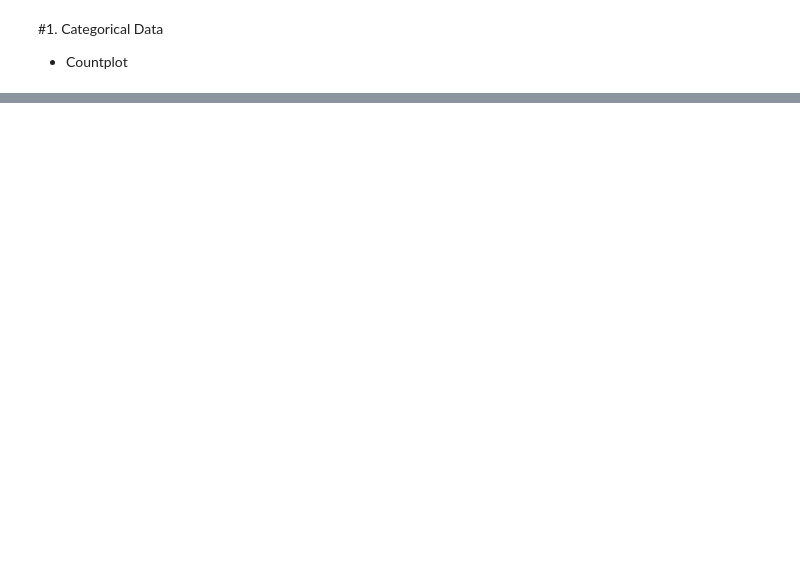
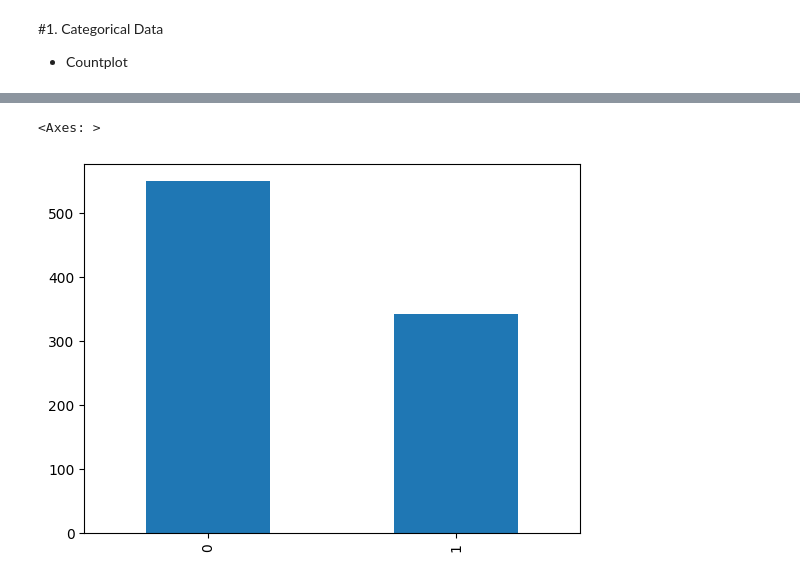
Before and after one commit to rani-sneha/DataScience01, a Jupyter notebook: 100-days-of-machine-learning/D1-D25/D19understanding_your_data.ipynb, the cells around one changed output, grey strips where cells are left out. Saved outputs shown, nothing was run; the diff lists cells and outputs as text; code cells hidden in the pictures; blank space fills up the shorter version.

```diff
--- a/100-days-of-machine-learning/D1-D25/D19understanding_your_data.ipynb
+++ b/100-days-of-machine-learning/D1-D25/D19understanding_your_data.ipynb
@@ -152 +152,6 @@ sns.countplot(df['Survived'])
+# %%
+df['Survived'].value_counts().plot(kind='bar')
+# %% [output]
+<Axes: >
+[figure, added]
 # %%
```
Also changed, not shown: parts of 19 cells of this notebook.
